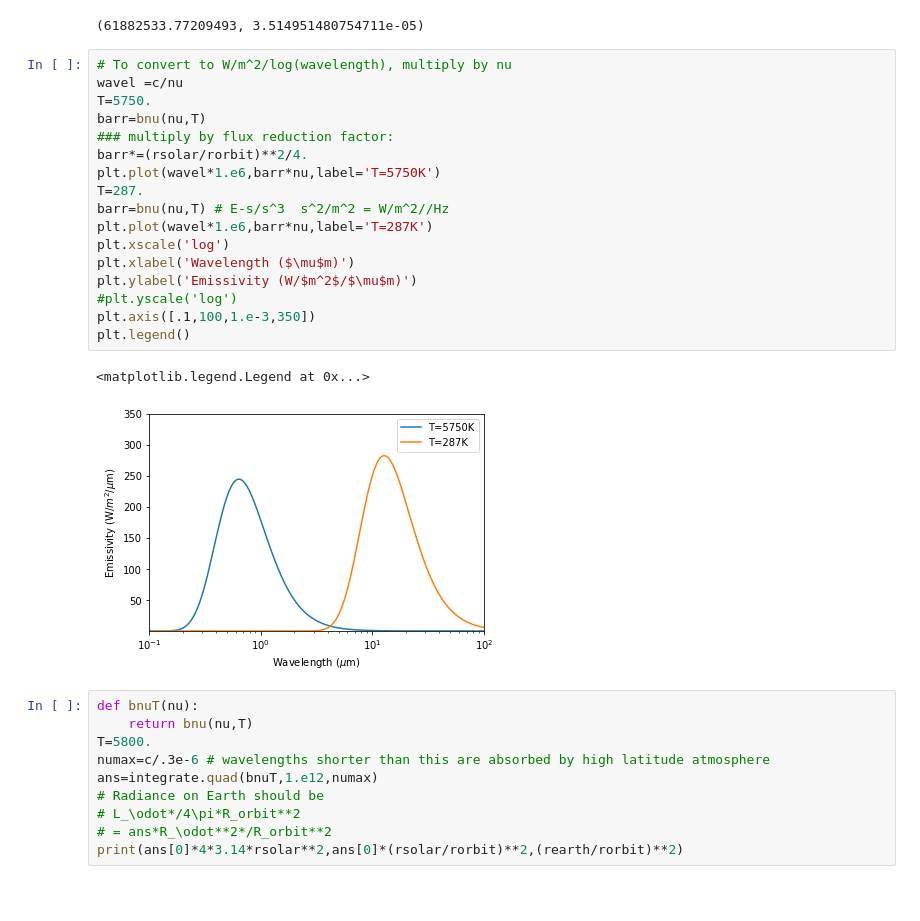
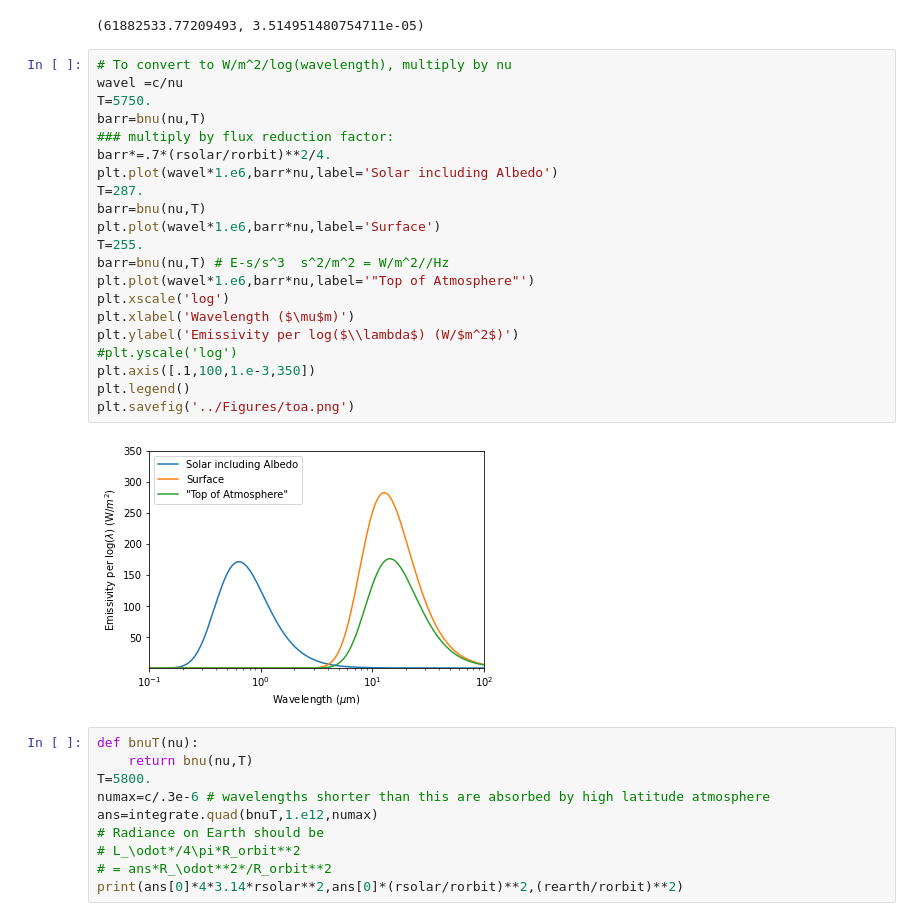
Before and after one commit to dodelson/Physics-of-Energy, a Jupyter notebook: Code/RadiativeTransfer.ipynb, the cells around one changed output. Cells and saved outputs as stored; diff of their text form; blank space fills up the shorter version.

```diff
--- a/Code/RadiativeTransfer.ipynb
+++ b/Code/RadiativeTransfer.ipynb
@@ -63,23 +63,26 @@ print(ans)
 # %%
 # To convert to W/m^2/log(wavelength), multiply by nu
 wavel =c/nu
 T=5750.
 barr=bnu(nu,T)
 ### multiply by flux reduction factor:
-barr*=(rsolar/rorbit)**2/4.
-plt.plot(wavel*1.e6,barr*nu,label='T=5750K')
+barr*=.7*(rsolar/rorbit)**2/4.
+plt.plot(wavel*1.e6,barr*nu,label='Solar including Albedo')
 T=287.
+barr=bnu(nu,T)
+plt.plot(wavel*1.e6,barr*nu,label='Surface')
+T=255.
 barr=bnu(nu,T) # E-s/s^3  s^2/m^2 = W/m^2//Hz
-plt.plot(wavel*1.e6,barr*nu,label='T=287K')
+plt.plot(wavel*1.e6,barr*nu,label='"Top of Atmosphere"')
 plt.xscale('log')
 plt.xlabel('Wavelength ($\mu$m)')
-plt.ylabel('Emissivity (W/$m^2$/$\mu$m)')
+plt.ylabel('Emissivity per log($\\lambda$) (W/$m^2$)')
 #plt.yscale('log')
 plt.axis([.1,100,1.e-3,350])
 plt.legend()
+plt.savefig('../Figures/toa.png')
 # %% [output]
-<matplotlib.legend.Legend at 0x...>
-[figure, old version]
+[figure, new version]
 # %%
 def bnuT(nu):
     return bnu(nu,T)
```
Also changed, not shown: parts of 30 cells of this notebook, 1 other file.
